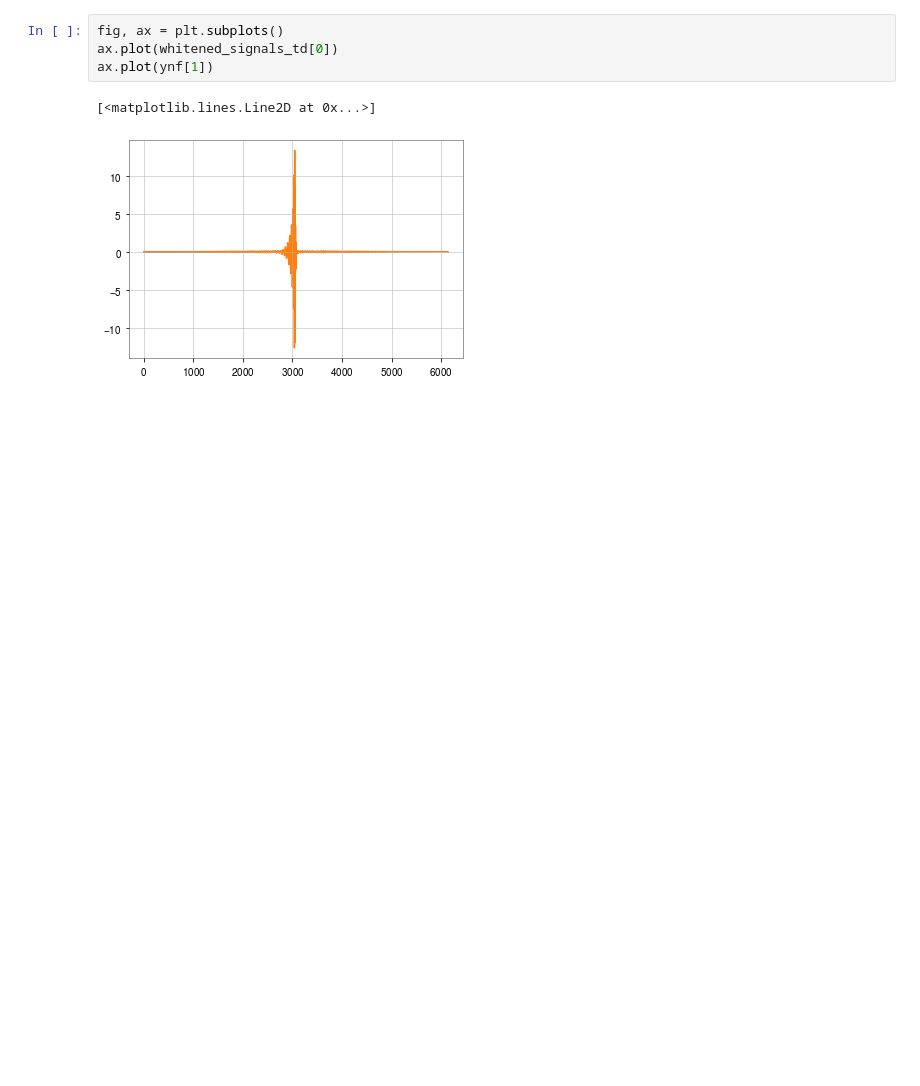
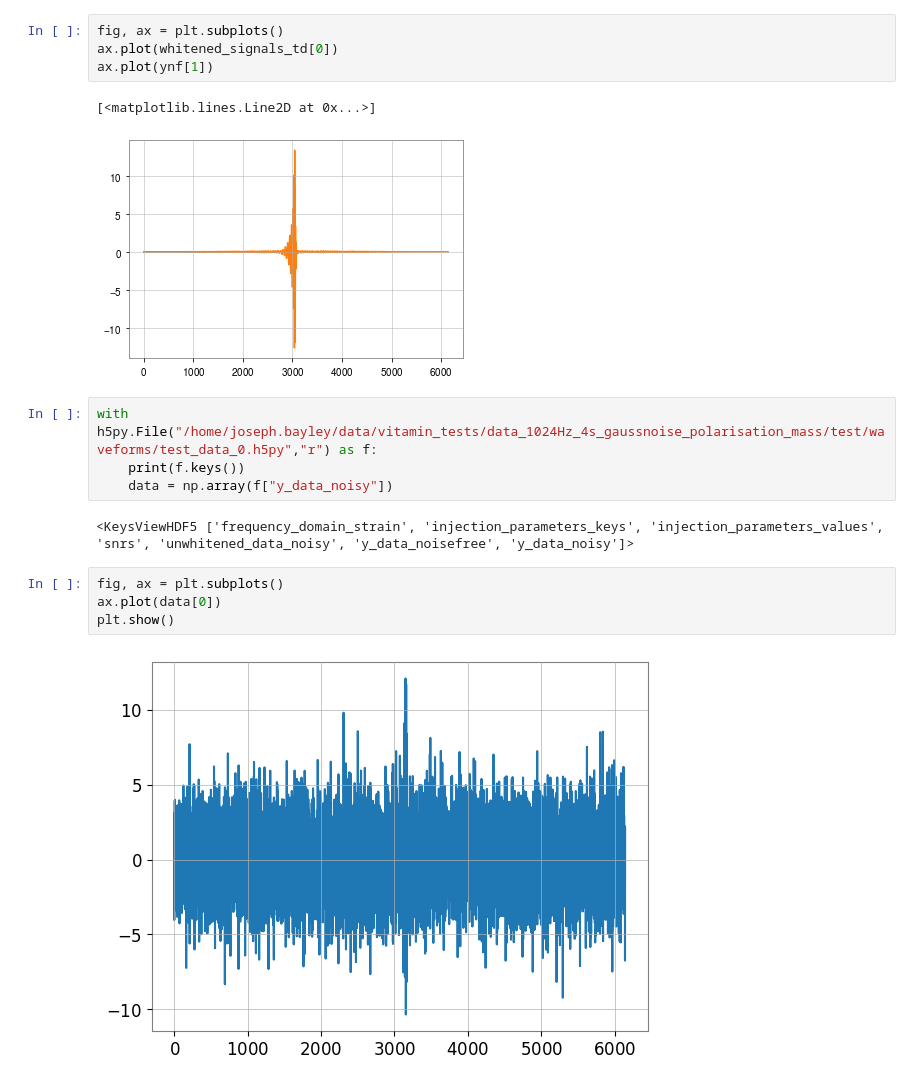
Before and after one commit to jcbayley/vitamin, a Jupyter notebook: notebooks/data_test.ipynb, the cells around one changed output. Saved outputs shown, nothing was run; the diff lists cells and outputs as text; blank space fills up the shorter version.

```diff
--- a/notebooks/data_test.ipynb
+++ b/notebooks/data_test.ipynb
@@ -273,3 +313,15 @@ ax.plot(ynf[1])
 # %% [output]
 [<matplotlib.lines.Line2D at 0x...>]
 [figure]
+# %%
+with h5py.File("/home/joseph.bayley/data/vitamin_tests/data_1024Hz_4s_gaussnoise_polarisation_mass/test/waveforms/test_data_0.h5py","r") as f:
+    print(f.keys())
+    data = np.array(f["y_data_noisy"])
+# %% [output]
+<KeysViewHDF5 ['frequency_domain_strain', 'injection_parameters_keys', 'injection_parameters_values', 'snrs', 'unwhitened_data_noisy', 'y_data_noisefree', 'y_data_noisy']>
+# %%
+fig, ax = plt.subplots()
+ax.plot(data[0])
+plt.show()
+# %% [output]
+[figure, added]
```
Also changed, not shown: parts of 24 cells of this notebook, 7 other files.
